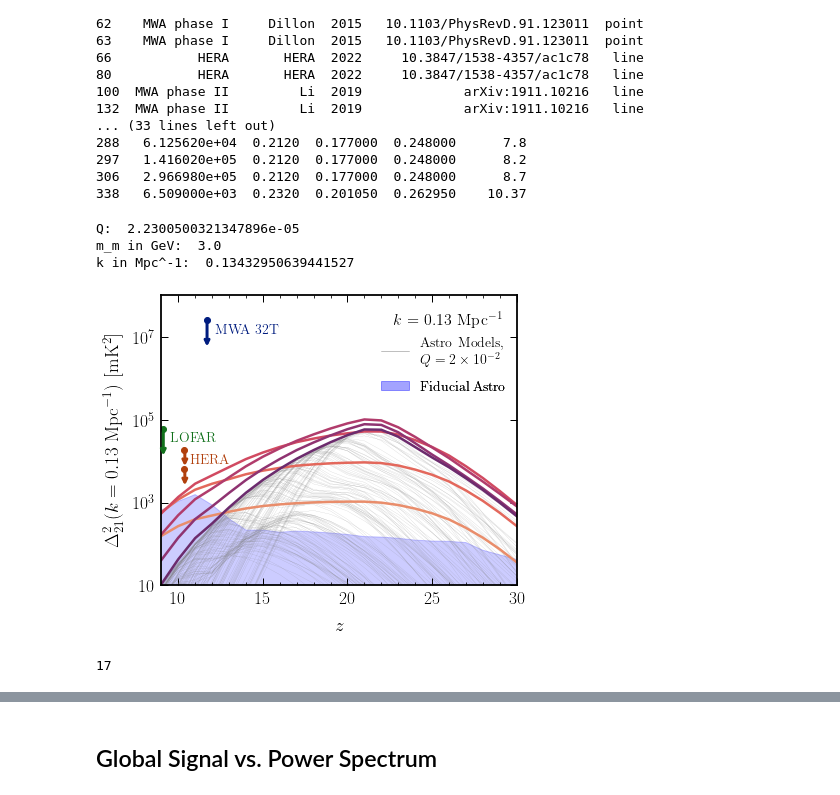
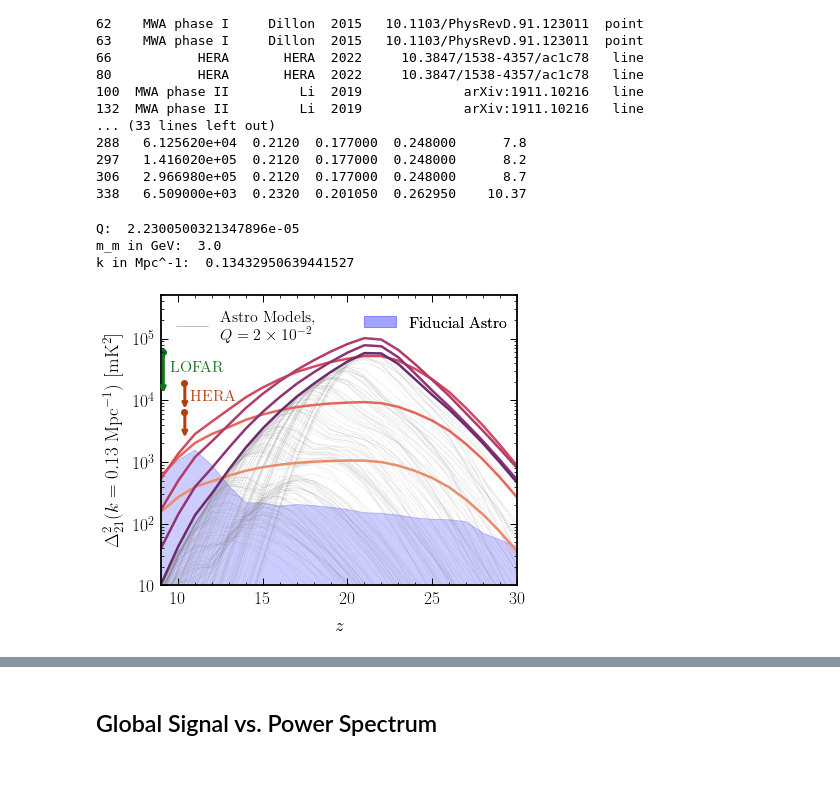
Before and after one commit to hongwanliu/millicharged_DM_with_bath, a Jupyter notebook: notebooks/combine_diff_models.ipynb, the cells around one changed output, grey strips where cells are left out. Drawn from its saved outputs; the diff is of its cells as text; code cells hidden in the pictures.

Commit message:
better plots, new plots

```diff
--- a/notebooks/combine_diff_models.ipynb
+++ b/notebooks/combine_diff_models.ipynb
@@ -422,43 +458,38 @@ for z,delta_squared,tele in zip(
             "", xy=(z*1.002, delta_squared),
             xytext=(z*1.002, delta_squared/2.8),
             arrowprops=dict(arrowstyle="<-", color=color_dict[tele], linewidth=3)
         )
     else:
         ax.annotate(
             "", xy=(z*1.002, delta_squared),
             xytext=(z*1.002, delta_squared/5),
             arrowprops=dict(arrowstyle="<-", color=color_dict[tele], linewidth=3)
         )
 
 # plt.text(x=10, y=3e5, s=r'$m_\mathrm{m}$ = 3 GeV', fontsize=16)
-plt.text(x=22.7, y=2e7, s=r'$k$ = 0.13 Mpc$^{-1}$', fontsize=16)
+# plt.text(x=22.7, y=2e7, s=r'$k$ = 0.13 Mpc$^{-1}$', fontsize=16)
 
-plt.text(x=12.2, y=1.2e7, s='MWA 32T', fontsize=14, color=palette[0])
-plt.text(x=10.7, y=9e3, s='HERA', fontsize=14, color=palette[1])
-plt.text(x=9.5, y=3e4, s='LOFAR', fontsize=14, color=palette[2])
+# plt.text(x=12.2, y=1.2e7, s='MWA 32T', fontsize=14, color=palette[0])
+plt.text(x=10.7, y=1e4, s='HERA', fontsize=16, color=palette[1])
+plt.text(x=9.5, y=3e4, s='LOFAR', fontsize=16, color=palette[2])
 # plt.text(x=16, y=1e6, s='MWA Phase I', fontsize=14, color=palette[3])
 
 
-legend1 = plt.legend(handles=[all_astro_plot], fontsize=14, bbox_to_anchor=(1, 0.9))
-legend2 = plt.legend(handles=[astro_fiducial_plot], fontsize=14, bbox_to_anchor=(1.005, 0.75))
+legend1 = plt.legend(handles=[all_astro_plot], fontsize=16, bbox_to_anchor=(.0, 1.))
+legend2 = plt.legend(handles=[astro_fiducial_plot], fontsize=16, bbox_to_anchor=(.53, 0.83))
 
 
 ax.add_artist(legend1)
 
 ax.add_artist(legend2)
 
-plt.axis([9, 30, 10, 1e8])
+plt.axis([9, 30, 10, 5e5])
 
 plt.tight_layout()
 
 plt.savefig('plots/power_spec.pdf')
 # %% [output]
 Q:  2.2300500321347896e-05
 m_m in GeV:  3.0
 k in Mpc^-1:  0.13432950639441527
-[figure, old version]
+[figure, new version]
-# %%
-np.transpose([astro_models_z_ary, max_PK, min_T21])
-print(astro_models_z_ary[11])
-# %% [output]
-17
```
Also changed, not shown: parts of 9 cells of this notebook, 6 other files.
